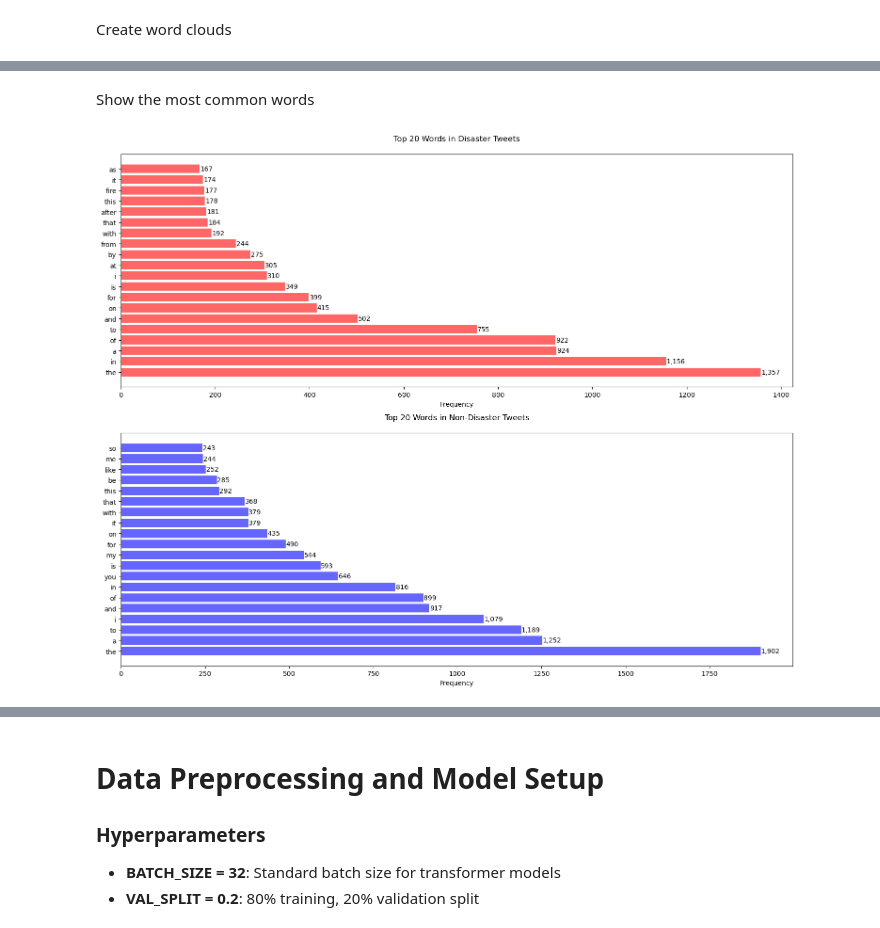
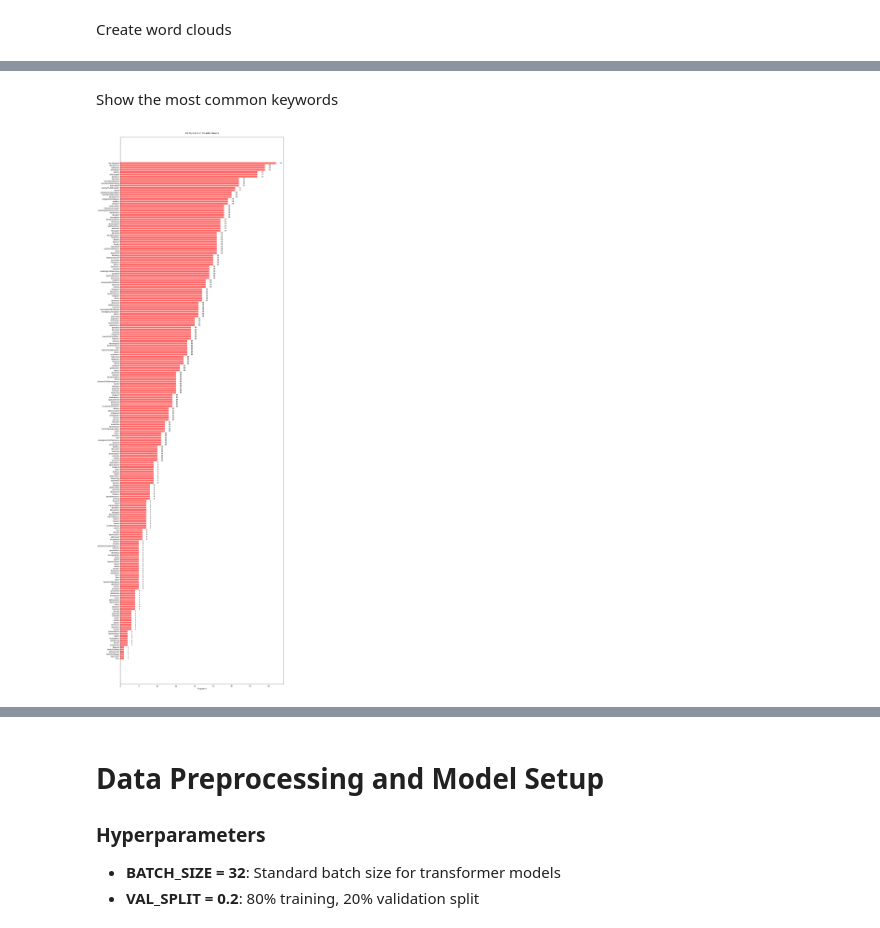
Before and after one commit to samintisar/disaster-tweet-classification, a Jupyter notebook: disaster_tweets_nlp.ipynb, the cells around one changed output, grey strips where cells are left out. Drawn from its saved outputs; the diff is of its cells as text; code cells hidden in the pictures.

Commit message:
cleaned the code. optimized the training loop function. improved cross validation

```diff
--- a/disaster_tweets_nlp.ipynb
+++ b/disaster_tweets_nlp.ipynb
@@ -76,8 +85,8 @@ Our dataset contains tweets that have been manually classified. Let's understand
 
 We'll load both training and test sets to begin our analysis.
 # %%
-df_train = pd.read_csv("Data/train.csv")
-df_test = pd.read_csv("Data/test.csv")
+df_train = pd.read_csv("Data/train_cleaned.csv")
+df_test = pd.read_csv("Data/test_cleaned.csv")
 
 print('Training Set Shape = {}'.format(df_train.shape))
 print('Training Set Memory Usage = {:.2f} MB'.format(df_train.memory_usage().sum() / 1024**2))
@@ -277,0 +927,16 @@ def clean_text(text):
+# %%
+# Clean the text data
+df_train['clean_text'] = df_train['text'].str.strip().apply(lambda s: clean(s))
+df_test['clean_text'] = df_test['text'].str.strip().apply(lambda s: clean(s))
+
+# Replace original text with cleaned version
+df_train['text'] = df_train['clean_text']
+df_test['text'] = df_test['clean_text']
+
+# Remove the redundant clean_text column
+df_train.drop('clean_text', axis=1, inplace=True)
+df_test.drop('clean_text', axis=1, inplace=True)
+
+# Save cleaned data to CSV
+df_train.to_csv("Data/train_cleaned.csv", index=False)
+df_test.to_csv("Data/test_cleaned.csv", index=False)
@@ -309,55 +1026,34 @@ plt.show()
 # %% [markdown]
-Show the most common words
+Show the most common keywords
 # %%
-# Get the top 20 words and their counts
-disaster_top20 = Counter(disaster_words).most_common(20)
-non_disaster_top20 = Counter(non_disaster_words).most_common(20)
+# Get all disaster keywords and their counts, including NaN values
+disaster_keywords = df_train[df_train['target'] == 1]['keyword'].value_counts(dropna=False)
+disaster_keywords.index = disaster_keywords.index.fillna('No Keyword')
 
-# Convert to lists for plotting
-disaster_words_list, disaster_counts = zip(*disaster_top20)
-non_disaster_words_list, non_disaster_counts = zip(*non_disaster_top20)
+# Create figure for disaster keywords
+fig1, ax1 = plt.subplots(figsize=(15, len(disaster_keywords) * 0.2))
 
-# Create figure with two subplots
-fig, (ax1, ax2) = plt.subplots(2, 1, figsize=(15, 12))
-
-# Plot disaster words
-bars1 = ax1.barh(range(len(disaster_words_list)), disaster_counts, color='red', alpha=0.6)
-ax1.set_yticks(range(len(disaster_words_list)))
-ax1.set_yticklabels(disaster_words_list)
-ax1.set_title('Top 20 Words in Disaster Tweets', pad=20)
+# Plot disaster keywords
+bars1 = ax1.barh(range(len(disaster_keywords)), disaster_keywords.values, color='red', alpha=0.6)
+ax1.set_yticks(range(len(disaster_keywords)))
+ax1.set_yticklabels(disaster_keywords.index)
+ax1.set_title('All Keywords in Disaster Tweets', pad=20)
 ax1.set_xlabel('Frequency')
+ax1.invert_yaxis()
 
 # Add count labels on the bars
 for i, bar in enumerate(bars1):
     width = bar.get_width()
     ax1.text(width + 1, bar.get_y() + bar.get_height()/2,
              f'{int(width):,}',
              ha='left', va='center')
 
-# Plot non-disaster words
-bars2 = ax2.barh(range(len(non_disaster_words_list)), non_disaster_counts, color='blue', alpha=0.6)
-ax2.set_yticks(range(len(non_disaster_words_list)))
-ax2.set_yticklabels(non_disaster_words_list)
-ax2.set_title('Top 20 Words in Non-Disaster Tweets', pad=20)
-ax2.set_xlabel('Frequency')
-
-# Add count labels on the bars
-for i, bar in enumerate(bars2):
-    width = bar.get_width()
-    ax2.text(width + 1, bar.get_y() + bar.get_height()/2,
-             f'{int(width):,}',
-             ha='left', va='center')
-
 plt.tight_layout()
 plt.show()
 
-# Print the actual counts for reference
-print("\nTop 20 words in Disaster Tweets:")
-for word, count in disaster_top20:
-    print(f"{word}: {count}")
-
-print("\nTop 20 words in Non-Disaster Tweets:")
-for word, count in non_disaster_top20:
-    print(f"{word}: {count}")
+# Print the actual counts
+print("\nAll keywords in Disaster Tweets:")
+for keyword, count in disaster_keywords.items():
+    print(f"{keyword}: {count}")
 # %% [output]
-[figure, old version]
+[figure, new version]
```
Also changed, not shown: parts of 84 cells of this notebook, 4 other files.
